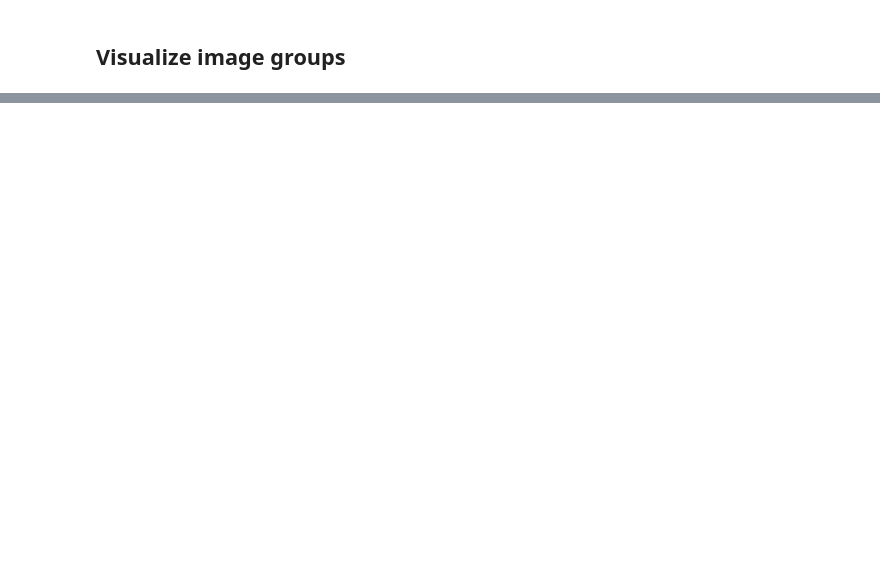
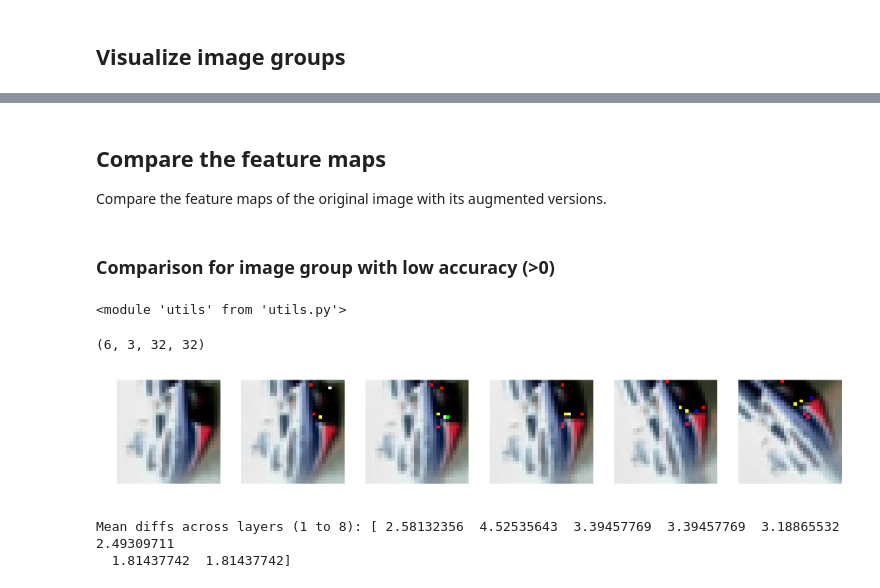
Before and after one commit to sharathrao13/deep-learning, a Jupyter notebook: Rotational Invariance.ipynb, the cells around one changed output, grey strips where cells are left out. Drawn from its saved outputs; the diff is of its cells as text; code cells hidden in the pictures; blank space fills up the shorter version.

```diff
--- a/Rotational Invariance.ipynb
+++ b/Rotational Invariance.ipynb
@@ -23,8 +27,9 @@ print Y_test.shape
 (10000, 10)
 # %% [markdown]
 ## The Model
-# %%
-model = utils.load_model('model-big-50')
+# %%
+model_name = 'model-big-50'
+model = utils.load_model(model_name)
 # %%
 loss, accuracy = model.evaluate(X_test, Y_test, show_accuracy=True)
 print "Loss:", loss
@@ -197,0 +193,5 @@ Index: 9861
+# %% [markdown]
+## Compare the feature maps
+Compare the feature maps of the original image with its augmented versions.
+# %% [markdown]
+### Comparison for image group with low accuracy (>0)
@@ -197,0 +212,13 @@ Index: 9861
+# %%
+reload(utils)
+# %% [output]
+<module 'utils' from 'utils.py'>
+# %%
+image_group.shape
+# %% [output]
+(6, 3, 32, 32)
+# %%
+image_group = X_test_aug[1]
+utils.visualize_image_group(image_group)
+# %% [output]
+[figure, added]
@@ -197,0 +233,6 @@ Index: 9861
+# %%
+mean_diffs_low = extract_mean_diffs(all_diffs_low)
+print "Mean diffs across layers (1 to 8):", mean_diffs_low.mean(axis=0)
+# %% [output]
+Mean diffs across layers (1 to 8): [ 2.58132356  4.52535643  3.39457769  3.39457769  3.18865532  2.49309711
+  1.81437742  1.81437742]
```
Also changed, not shown: parts of 28 cells of this notebook, 1 other file.
